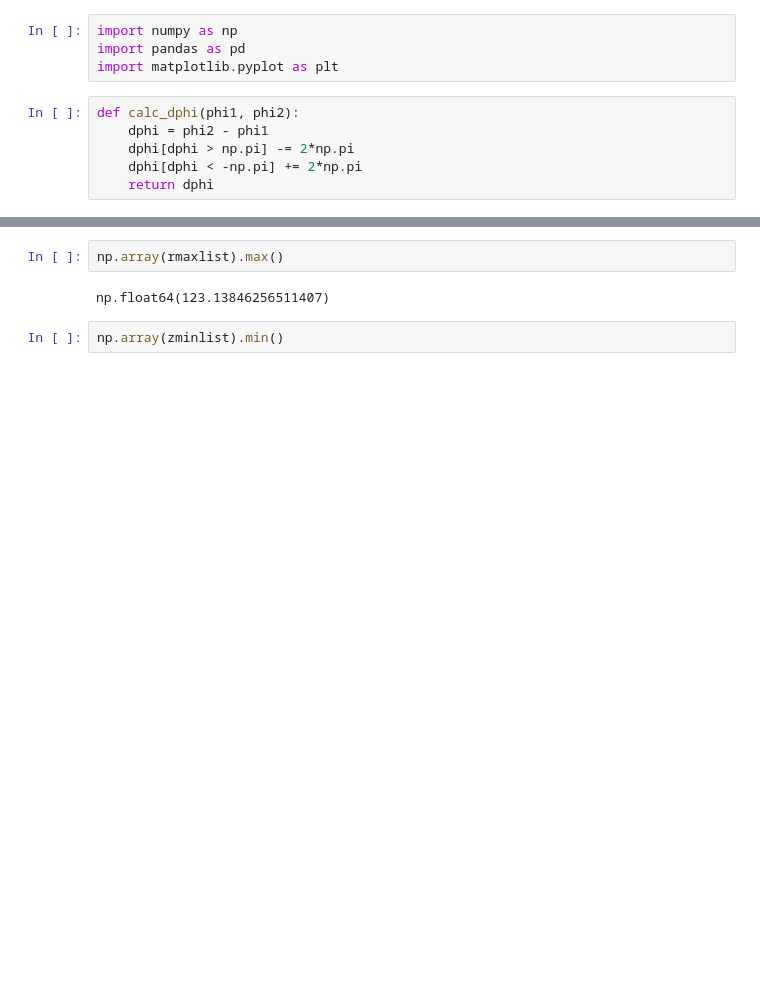
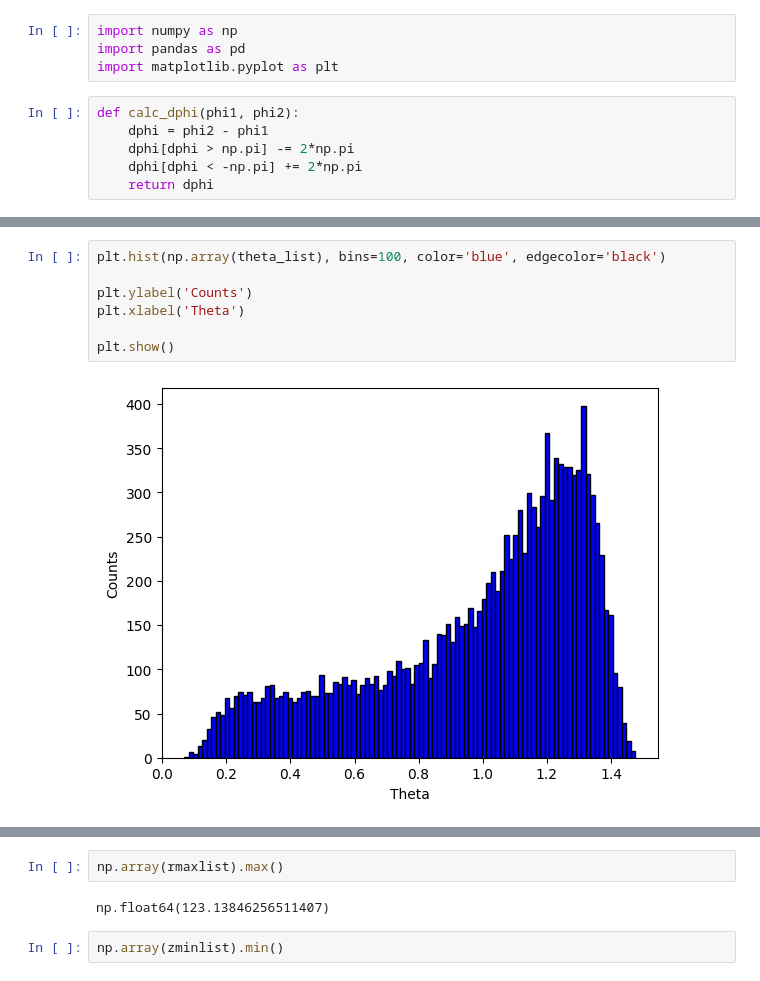
Before and after one commit to YauheniTalochkaN/GNN_tracking_model, a Jupyter notebook: check_dataset.ipynb, the cells around one changed output, grey strips where cells are left out. Cells and saved outputs as stored; diff of their text form; blank space fills up the shorter version.

```diff
--- a/check_dataset.ipynb
+++ b/check_dataset.ipynb
@@ -94,3 +105,12 @@ np.array(theta_list)[~np.isnan(np.array(theta_list))].max()
 # %% [output]
 np.float64(1.4752852942038415)
+# %%
+plt.hist(np.array(theta_list), bins=100, color='blue', edgecolor='black')
+
+plt.ylabel('Counts')
+plt.xlabel('Theta')
+
+plt.show()
+# %% [output]
+[figure, added]
 # %%
```
Also changed, not shown: parts of 8 cells of this notebook.
